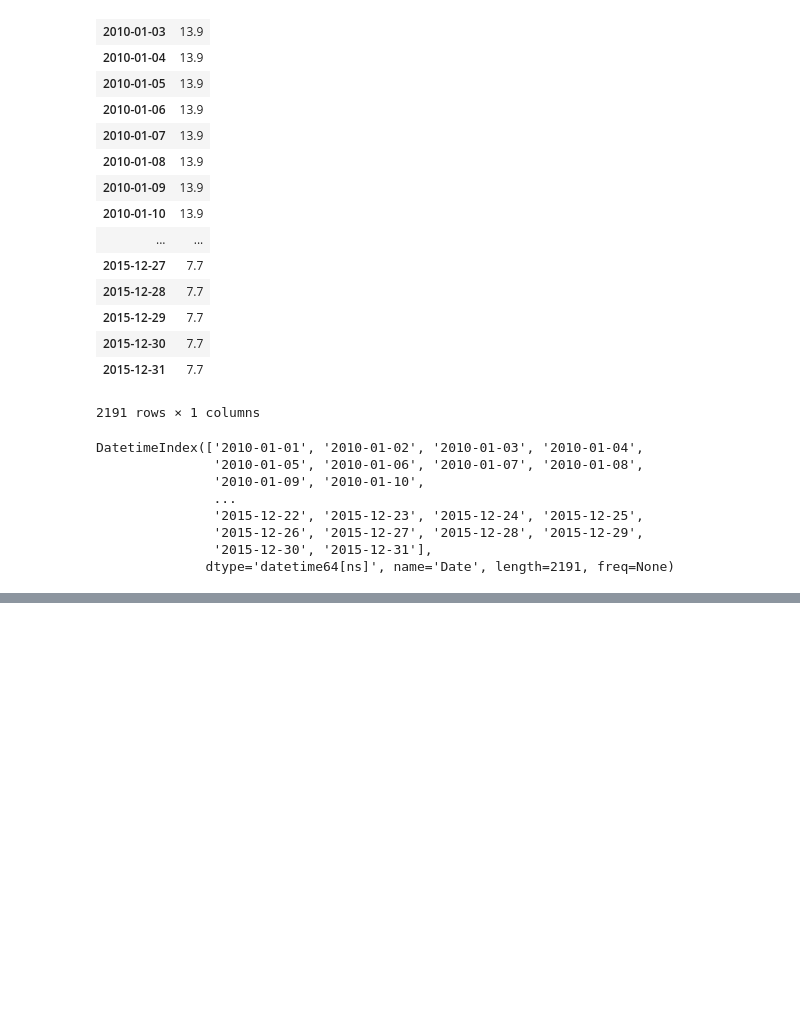
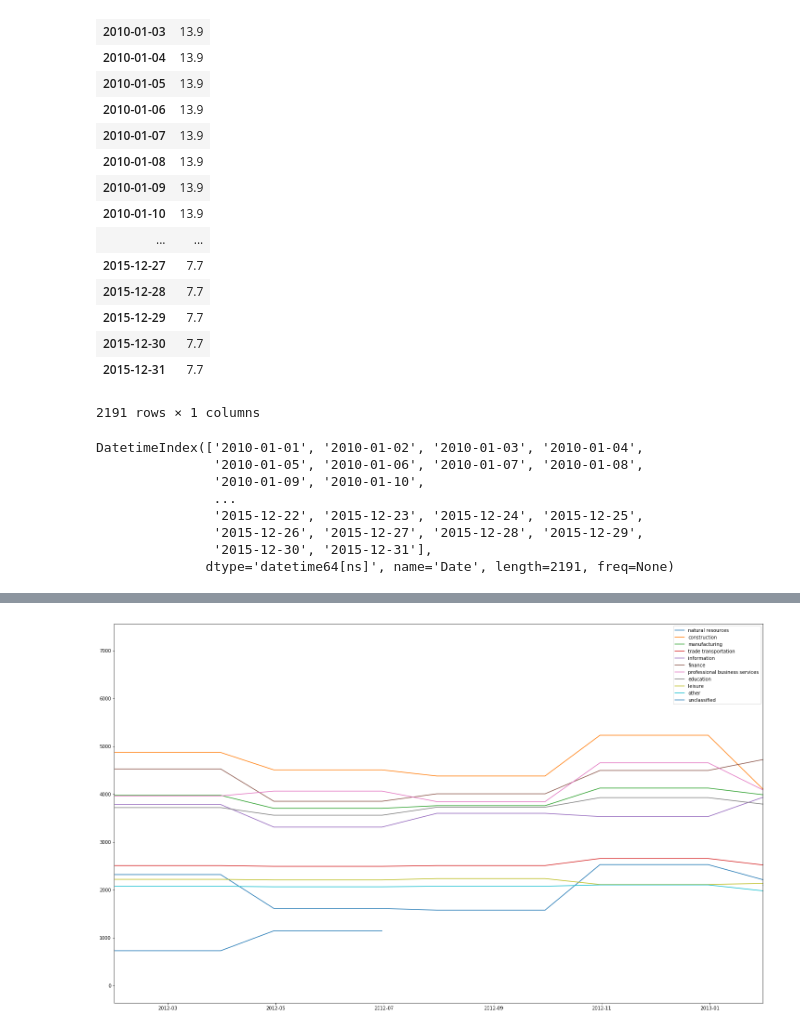
Before and after one commit to MekdeSciD/client_project_hurricane_sandy, a Jupyter notebook: cleaning_notebook.ipynb, the cells around one changed output, grey strips where cells are left out. Saved outputs shown, nothing was run; the diff lists cells and outputs as text; code cells hidden in the pictures; blank space fills up the shorter version.

```diff
--- a/cleaning_notebook.ipynb
+++ b/cleaning_notebook.ipynb
@@ -738,0 +765,17 @@ atlantic_city_max.head()
+# %%
+plt.figure(figsize=(25, 15))
+plt.plot(atlantic_city_max['natural_resources_mining_avg_monthly_pay'], label='natural resources')
+plt.plot(atlantic_city_max['construction_avg_monthly_pay'], label='construction')
+plt.plot(atlantic_city_max['manufacturing_avg_monthly_pay'], label='manufacturing')
+plt.plot(atlantic_city_max['trade_transportation_utilities_avg_monthly_pay'], label='trade transportation')
+plt.plot(atlantic_city_max['information_avg_monthly_pay'], label='information')
+plt.plot(atlantic_city_max['financial_activities_avg_monthly_pay'], label='finance')
+plt.plot(atlantic_city_max['professional_business_services_avg_monthly_pay'], label='professional business services')
+plt.plot(atlantic_city_max['education_health_services_avg_monthly_pay'], label='education')
+plt.plot(atlantic_city_max['leisure_hospitality_avg_monthly_pay'], label='leisure')
+plt.plot(atlantic_city_max['other_services_avg_monthly_pay'], label='other')
+plt.plot(atlantic_city_max['unclassified_avg_monthly_pay'], label='unclassified')
+plt.xlim(pd.Timestamp('2012-01-31'), pd.Timestamp('2013-01-31'))
+plt.legend();
+# %% [output]
+[figure, added]
```
Also changed, not shown: parts of 57 cells of this notebook.
